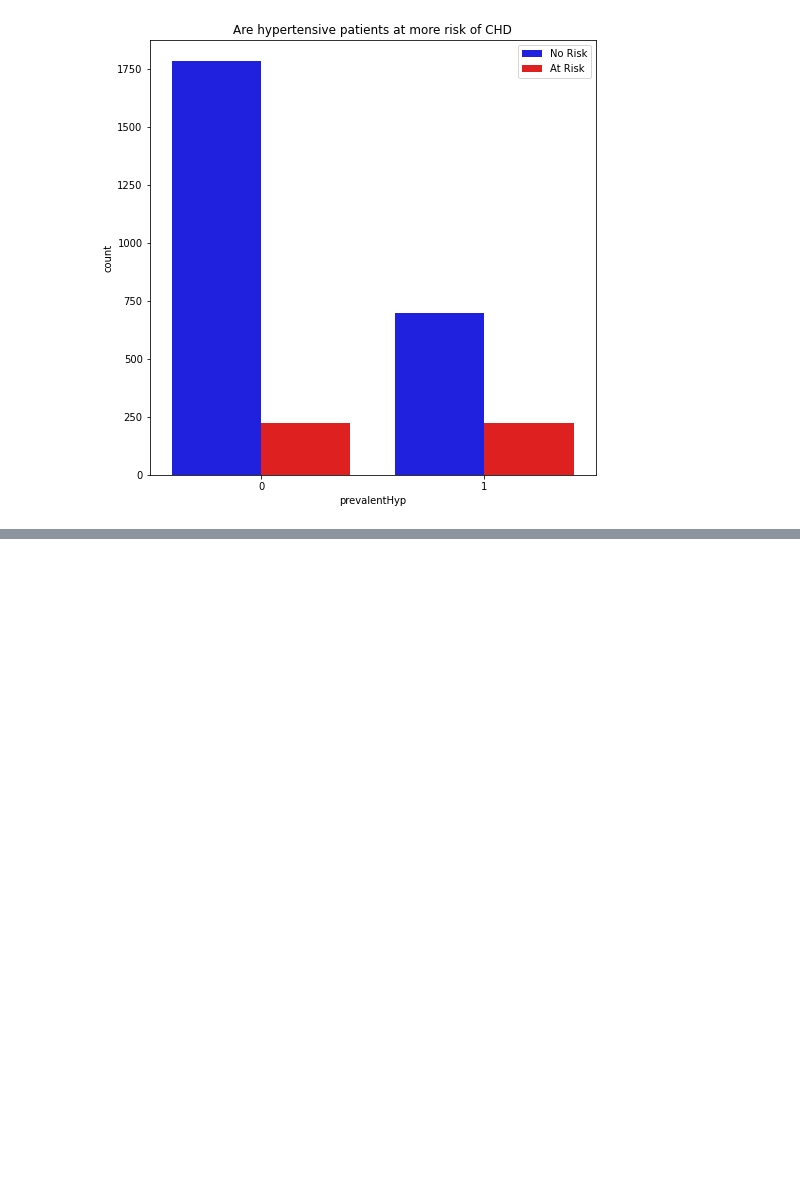
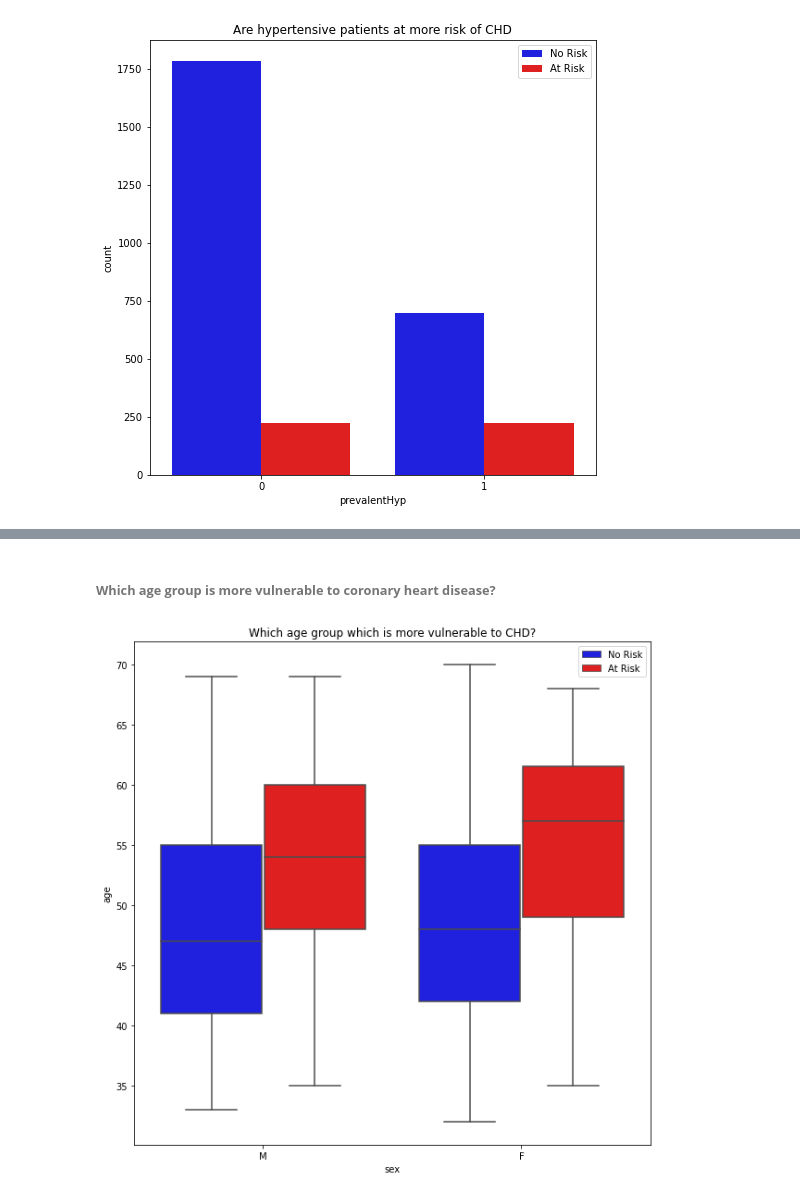
Before and after one commit to ambika1us/Cardiovascular_Risk_Prediction, a Jupyter notebook: Ambika_Prasad_Cardiovascular_Risk_Prediction.ipynb, the cells around one changed output, grey strips where cells are left out. Cells and saved outputs as stored; diff of their text form; code cells hidden in the pictures; blank space fills up the shorter version.

```diff
--- a/Ambika_Prasad_Cardiovascular_Risk_Prediction.ipynb
+++ b/Ambika_Prasad_Cardiovascular_Risk_Prediction.ipynb
@@ -261,0 +273,11 @@ plt.show()
+# %% [markdown]
+<h6><b>Which age group is more vulnerable to coronary heart disease?</b></h6>
+# %%
+plt.figure(figsize=(10,10))
+ax=sns.boxplot(x=crp_df['sex'],y=crp_df['age'],hue=crp_df['TenYearCHD'],palette=pale)
+plt.title('Which age group which is more vulnerable to CHD?')
+handles,_=ax.get_legend_handles_labels()
+ax.legend(handles,['No Risk','At Risk'],loc="best")
+plt.show()
+# %% [output]
+[figure, added]
```
Also changed, not shown: parts of 10 cells of this notebook.
